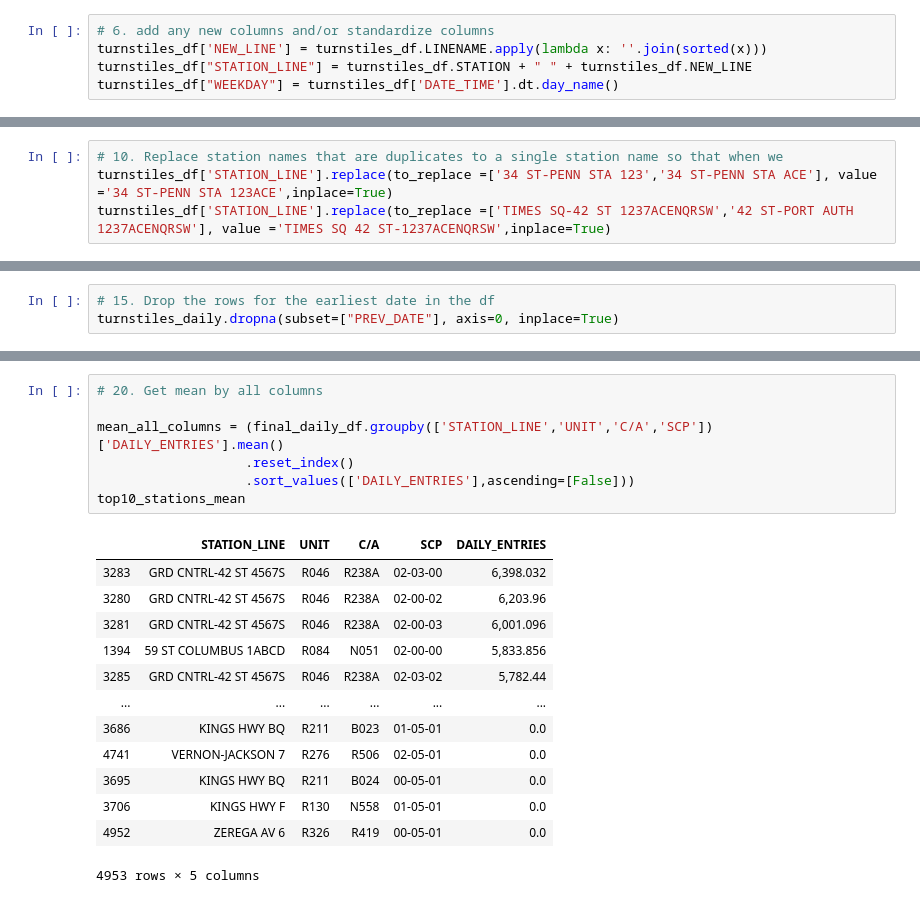
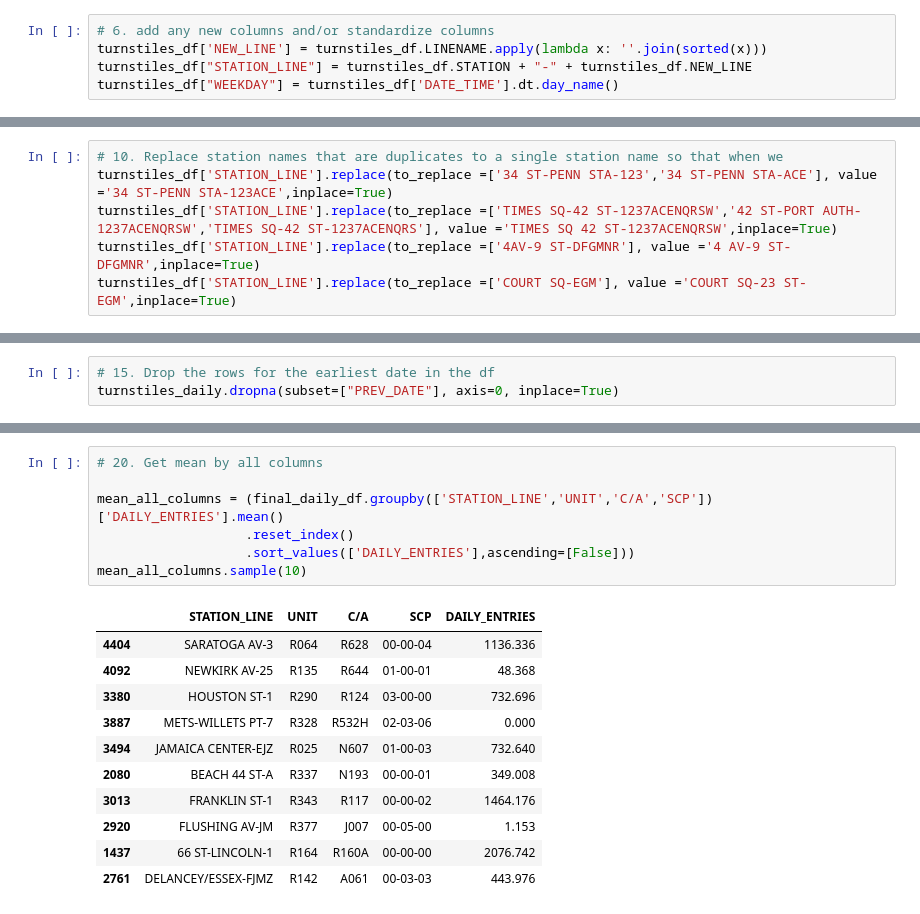
Before and after one commit to randominternetname/Week1_Group_Project, a Jupyter notebook: raj_project_turnstile_v3.1.ipynb, the cells around one changed output, grey strips where cells are left out. Saved outputs shown, nothing was run; the diff lists cells and outputs as text.

Commit message:
updated toolchain to get hospital distances and turnstile

```diff
--- a/raj_project_turnstile_v2.ipynb
+++ b/raj_project_turnstile_v3.1.ipynb
@@ -37,7 +41,7 @@ Index(['DATE_TIME', 'C/A', 'UNIT', 'SCP', 'STATION', 'LINENAME', 'DIVISION',
 # %%
 # 6. add any new columns and/or standardize columns
 turnstiles_df['NEW_LINE'] = turnstiles_df.LINENAME.apply(lambda x: ''.join(sorted(x)))
-turnstiles_df["STATION_LINE"] = turnstiles_df.STATION + " " + turnstiles_df.NEW_LINE
+turnstiles_df["STATION_LINE"] = turnstiles_df.STATION + "-" + turnstiles_df.NEW_LINE
 turnstiles_df["WEEKDAY"] = turnstiles_df['DATE_TIME'].dt.day_name()
 # %%
 # 7. get a feel for the data by viewing number of unique elements in each column, this steps helps in indentifying
@@ -165,7 +153,9 @@ mask = (turnstiles_df["STATION_LINE"].isin(['TIMES SQ-42 ST 1237ACENQRSW','TIMES
 # %%
 # 10. Replace station names that are duplicates to a single station name so that when we
-turnstiles_df['STATION_LINE'].replace(to_replace =['34 ST-PENN STA 123','34 ST-PENN STA ACE'], value ='34 ST-PENN STA 123ACE',inplace=True)
-turnstiles_df['STATION_LINE'].replace(to_replace =['TIMES SQ-42 ST 1237ACENQRSW','42 ST-PORT AUTH 1237ACENQRSW'], value ='TIMES SQ 42 ST-1237ACENQRSW',inplace=True)
+turnstiles_df['STATION_LINE'].replace(to_replace =['34 ST-PENN STA-123','34 ST-PENN STA-ACE'], value ='34 ST-PENN STA-123ACE',inplace=True)
+turnstiles_df['STATION_LINE'].replace(to_replace =['TIMES SQ-42 ST-1237ACENQRSW','42 ST-PORT AUTH-1237ACENQRSW','TIMES SQ-42 ST-1237ACENQRS'], value ='TIMES SQ 42 ST-1237ACENQRSW',inplace=True)
+turnstiles_df['STATION_LINE'].replace(to_replace =['4AV-9 ST-DFGMNR'], value ='4 AV-9 ST-DFGMNR',inplace=True)
+turnstiles_df['STATION_LINE'].replace(to_replace =['COURT SQ-EGM'], value ='COURT SQ-23 ST-EGM',inplace=True)
 # %%
 for x in sorted(turnstiles_df.STATION_LINE.unique()):
     print(x)
@@ -399,24 +392,22 @@ top10_stations_volume
 # %%
 # 20. Get mean by all columns
 
 mean_all_columns = (final_daily_df.groupby(['STATION_LINE','UNIT','C/A','SCP'])['DAILY_ENTRIES'].mean()
                    .reset_index()
                    .sort_values(['DAILY_ENTRIES'],ascending=[False]))
-top10_stations_mean
+mean_all_columns.sample(10)
 # %% [output]
 |  | STATION_LINE | UNIT | C/A | SCP | DAILY_ENTRIES |
-| 3283 | GRD CNTRL-42 ST 4567S | R046 | R238A | 02-03-00 | 6,398.032 |
-| 3280 | GRD CNTRL-42 ST 4567S | R046 | R238A | 02-00-02 | 6,203.96 |
-| 3281 | GRD CNTRL-42 ST 4567S | R046 | R238A | 02-00-03 | 6,001.096 |
-| 1394 | 59 ST COLUMBUS 1ABCD | R084 | N051 | 02-00-00 | 5,833.856 |
-| 3285 | GRD CNTRL-42 ST 4567S | R046 | R238A | 02-03-02 | 5,782.44 |
-| ... | ... | ... | ... | ... | ... |
-| 3686 | KINGS HWY BQ | R211 | B023 | 01-05-01 | 0.0 |
-| 4741 | VERNON-JACKSON 7 | R276 | R506 | 02-05-01 | 0.0 |
-| 3695 | KINGS HWY BQ | R211 | B024 | 00-05-01 | 0.0 |
-| 3706 | KINGS HWY F | R130 | N558 | 01-05-01 | 0.0 |
-| 4952 | ZEREGA AV 6 | R326 | R419 | 00-05-01 | 0.0 |
+| 4404 | SARATOGA AV-3 | R064 | R628 | 00-00-04 | 1136.336 |
+| 4092 | NEWKIRK AV-25 | R135 | R644 | 01-00-01 | 48.368 |
+| 3380 | HOUSTON ST-1 | R290 | R124 | 03-00-00 | 732.696 |
+| 3887 | METS-WILLETS PT-7 | R328 | R532H | 02-03-06 | 0.000 |
+| 3494 | JAMAICA CENTER-EJZ | R025 | N607 | 01-00-03 | 732.640 |
+| 2080 | BEACH 44 ST-A | R337 | N193 | 00-00-01 | 349.008 |
+| 3013 | FRANKLIN ST-1 | R343 | R117 | 00-00-02 | 1464.176 |
+| 2920 | FLUSHING AV-JM | R377 | J007 | 00-05-00 | 1.153 |
+| 1437 | 66 ST-LINCOLN-1 | R164 | R160A | 00-00-00 | 2076.742 |
+| 2761 | DELANCEY/ESSEX-FJMZ | R142 | A061 | 00-03-03 | 443.976 |
-4953 rows × 5 columns
 # %%
 # 21. To get the average daily entry for each station we can simply divide by 120 days for a rough estimation
 #     On the other hand we can use the mean by all columns from the previous step and sum it up
```
Also changed, not shown: parts of 17 cells of this notebook, 2 other files.
